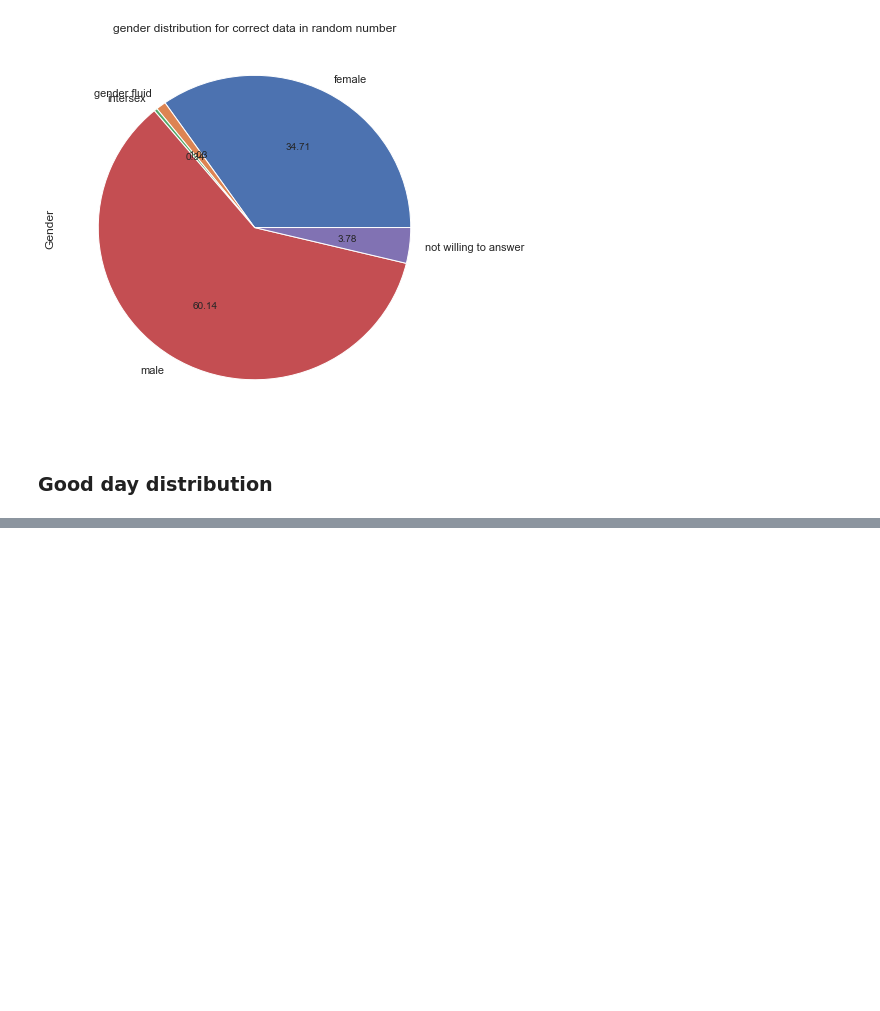
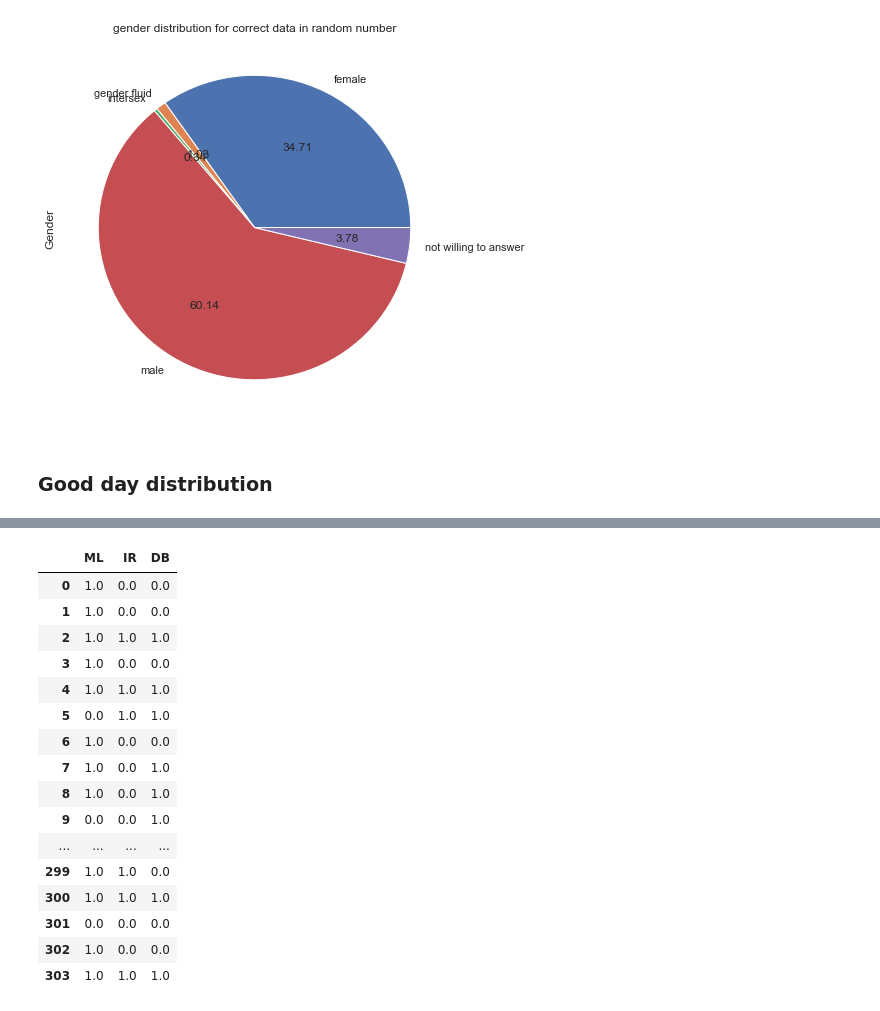
Before and after one commit to wolfbrr/DMT-2022-114, a Jupyter notebook: assignment-basic/assignment-basic.ipynb, the cells around one changed output, grey strips where cells are left out. Saved outputs shown, nothing was run; the diff lists cells and outputs as text; code cells hidden in the pictures; blank space fills up the shorter version.

```diff
--- a/assignment-basic/assignment-basic.ipynb
+++ b/assignment-basic/assignment-basic.ipynb
@@ -143,7 +153,7 @@ Text(0.5,1,'gender distribution for correct data in random number')
 ### Good day distribution
 # %%
 dictionary=Counter(list(odi_df['good_day_1'].map(lambda x: x.lower()))+list(odi_df['good_day_2'].map(lambda x: x.lower())))
-sns.boxplot(pd.Series(dictionary, index=dictionary.keys()).sort_values(ascending=False), x=index)
+#sns.boxplot(pd.Series(dictionary, index=dictionary.keys()).sort_values(ascending=False), x=index)
 #cloud = WordCloud(max_font_size=80,colormap="hsv").generate_from_frequencies(dictionary)
 #plt.figure(figsize=(16,12))
 #plt.imshow(cloud, interpolation='bilinear')
@@ -151,4 +161,6 @@ sns.boxplot(pd.Series(dictionary, index=dictionary.keys()).sort_values(ascending
 #plt.show()
 
 #plt.bar(dictionary)
+pd.set_option("display.max_rows", None, "display.max_columns", None)
+odi_df['ML']
 # %% [output]
@@ -155,0 +184,24 @@ NameError: name 'index' is not defined
+# %%
+odi_df = odi_df[['ML','IR','DB']].replace({"yes", 'ja', "1"}, 1)
+odi_df = odi_df[['ML','IR','DB']].replace({"no", 'nee', "0"}, 0)
+odi_df = odi_df[['ML','IR','DB']].replace("unknown", None)
+odi_df[['ML','IR','DB']].applymap(my_convert_to_number)
+#odi_df[['ML','IR','DB']].replace("ja", 1)
+# %% [output]
+|  | ML | IR | DB |
+| 0 | 1.0 | 0.0 | 0.0 |
+| 1 | 1.0 | 0.0 | 0.0 |
+| 2 | 1.0 | 1.0 | 1.0 |
+| 3 | 1.0 | 0.0 | 0.0 |
+| 4 | 1.0 | 1.0 | 1.0 |
+| 5 | 0.0 | 1.0 | 1.0 |
+| 6 | 1.0 | 0.0 | 0.0 |
+| 7 | 1.0 | 0.0 | 1.0 |
+| 8 | 1.0 | 0.0 | 1.0 |
+| 9 | 0.0 | 0.0 | 1.0 |
+| ... | ... | ... | ... |
+| 299 | 1.0 | 1.0 | 0.0 |
+| 300 | 1.0 | 1.0 | 1.0 |
+| 301 | 0.0 | 0.0 | 0.0 |
+| 302 | 1.0 | 0.0 | 0.0 |
+| 303 | 1.0 | 1.0 | 1.0 |
```
Also changed, not shown: parts of 6 cells of this notebook.
